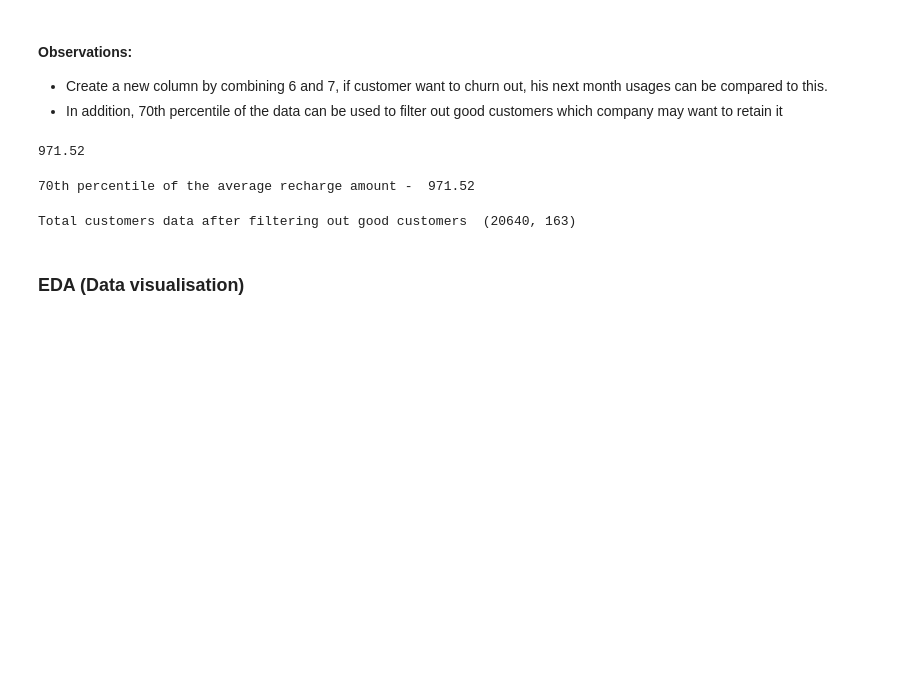
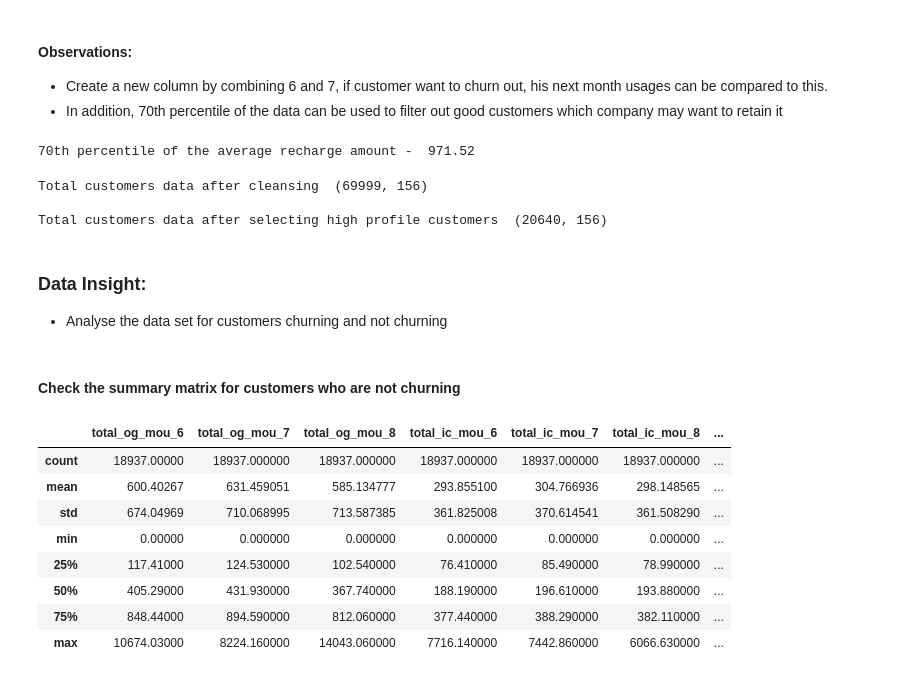
Before and after one commit to ps2420/telecom-churn-case-study, a Jupyter notebook: Pankaj_Singh_telecom_churn_case_Study.ipynb, the cells around one changed output. Saved outputs shown, nothing was run; the diff lists cells and outputs as text; code cells hidden in the pictures; blank space fills up the shorter version.

```diff
--- a/Pankaj_Singh_telecom_churn_case_Study.ipynb
+++ b/Pankaj_Singh_telecom_churn_case_Study.ipynb
@@ -516,16 +526,11 @@ telecom_data.head(5)
 # %%
 # Combine column 6 & 7
 telecom_data['total_rech_6_7'] = telecom_data['total_rech_6'] + telecom_data['total_rech_7']
-round(telecom_data['total_rech_6_7'].mean(), 2)
+avg_recharge_amount_month_6_7 = round(telecom_data['total_rech_6_7'].mean(), 2)
+amount_70th_percentile = np.percentile(avg_recharge_amount_month_6_7, 70)
+
+print("70th percentile of the average recharge amount - ", amount_70th_percentile)
 # %% [output]
-971.52
+70th percentile of the average recharge amount -  971.52
-# %%
-# Take the 50th percentile of data to filter out good customers.
-
-avg_recharge_amount_month_6_7 = round(telecom_data['total_rech_6_7'].mean(), 2)
-amount_70th_percentile = np.percentile(avg_recharge_amount_month_6_7, 50)
-print("70th percentile of the average recharge amount - ", amount_70th_percentile)
-# %% [output]
-70th percentile of the average recharge amount -  971.52
 # %%
 # Customers which should be retained i.e. their recharge amount usages are more than 70%
@@ -533,6 +541,31 @@ telecom_data = telecom_data[telecom_data['total_rech_6_7'] >= amount_70th_percen
 # %%
-print('Total customers data after filtering out good customers ', telecom_data.shape)
+print('Total customers data after cleansing ', telecom_data.shape)
+print('\nTotal customers data after selecting high profile customers ', telecom_data_hv.shape)
 # %% [output]
-Total customers data after filtering out good customers  (20640, 163)
+Total customers data after cleansing  (69999, 156)
+
+Total customers data after selecting high profile customers  (20640, 156)
-# %% [markdown]
-### EDA (Data visualisation)
+# %% [markdown]
+### Data Insight:
+
+- Analyse the data set for customers churning and not churning
+# %%
+# Filter the columns with churn 1 and zero to see th data distribution
+telecom_data_hv_1 = telecom_data_hv[telecom_data_hv['churn_probability'] == 1]
+telecom_data_hv_0 = telecom_data_hv[telecom_data_hv['churn_probability'] == 0]
+# %% [markdown]
+#### Check the summary matrix for customers who are not churning
+# %%
+## print the summary matrix customers not churning
+column_with_totals = filter_columns_with_prefix(telecom_data, 'total')
+telecom_data_hv_0[column_with_totals].describe()
+# %% [output]
+|  | total_og_mou_6 | total_og_mou_7 | total_og_mou_8 | total_ic_mou_6 | total_ic_mou_7 | total_ic_mou_8 | ... |
+| count | 18937.00000 | 18937.000000 | 18937.000000 | 18937.000000 | 18937.000000 | 18937.000000 | ... |
+| mean | 600.40267 | 631.459051 | 585.134777 | 293.855100 | 304.766936 | 298.148565 | ... |
+| std | 674.04969 | 710.068995 | 713.587385 | 361.825008 | 370.614541 | 361.508290 | ... |
+| min | 0.00000 | 0.000000 | 0.000000 | 0.000000 | 0.000000 | 0.000000 | ... |
+| 25% | 117.41000 | 124.530000 | 102.540000 | 76.410000 | 85.490000 | 78.990000 | ... |
+| 50% | 405.29000 | 431.930000 | 367.740000 | 188.190000 | 196.610000 | 193.880000 | ... |
+| 75% | 848.44000 | 894.590000 | 812.060000 | 377.440000 | 388.290000 | 382.110000 | ... |
+| max | 10674.03000 | 8224.160000 | 14043.060000 | 7716.140000 | 7442.860000 | 6066.630000 | ... |
```
Also changed, not shown: parts of 81 cells of this notebook.
